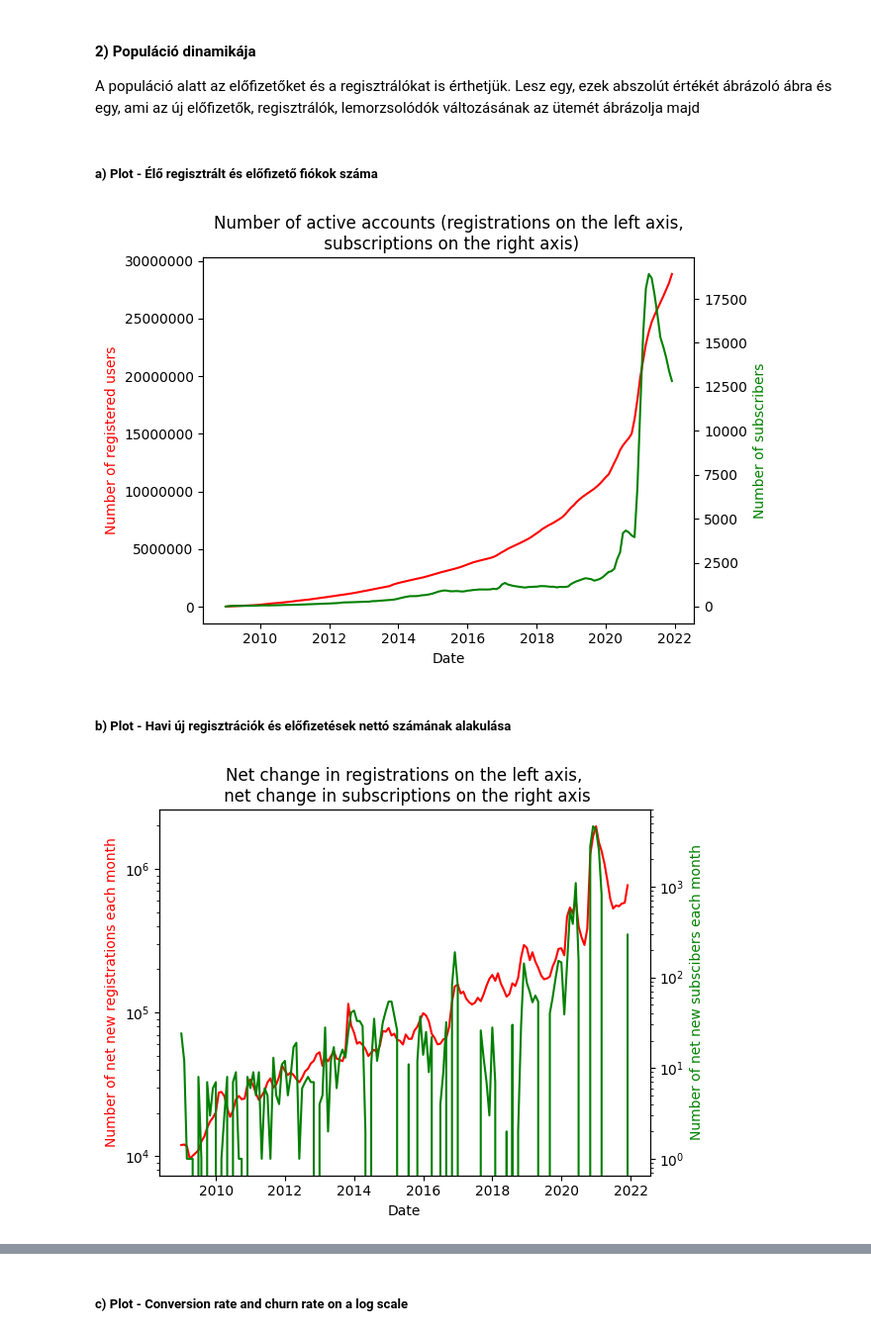
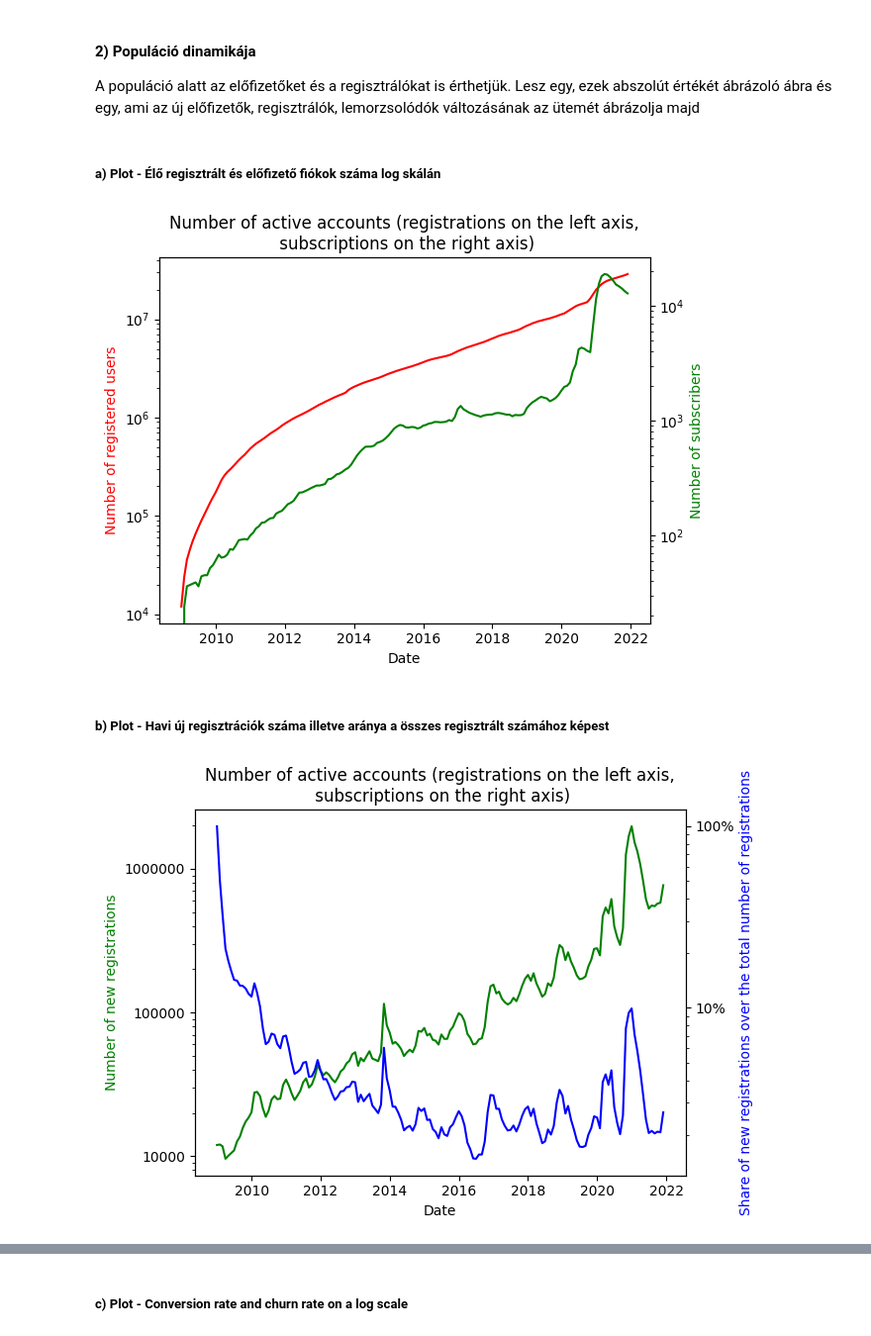
Before and after one commit to DanielBarabas/rajk-ml-course-barab, a Jupyter notebook: homeworks/BD_hw.ipynb, the cells around one changed output, grey strips where cells are left out. Shown: that part at 99% size. Drawn from its saved outputs; the diff is of its cells as text; code cells hidden in the pictures.

Commit message:
plots ready (i hope)

```diff
--- a/homeworks/BD_hw.ipynb
+++ b/homeworks/BD_hw.ipynb
@@ -31,9 +32,9 @@ Mivel nincs lemorzsolódó 2009 január elöttről azt feltételezem, hogy ekkor
 data = data.assign(
     user_count = lambda x:x.registrations.cumsum(),
     reg_rate_per_user = lambda x: x.registrations / x.user_count,
-    churn_rate_per_subscriber = lambda x: x.churn / x.total,
+    churn_rate_per_reg = lambda x: x.churn / x.registrations,
     churn_rate_per_user = lambda x: x.churn / x.user_count,
-    conv_rate_per_subscriber = lambda x: x.gain / x.total,
+    conv_rate_per_reg = lambda x: x.gain / x.registrations,
     conv_rate_per_user = lambda x:x.gain / x.user_count,
     reg_delta = lambda x: x.registrations / x.registrations.shift(1),
     churn_delta = lambda x: x.churn / x.churn.shift(1),
@@ -42,7 +43,7 @@ data = data.assign(
     year = lambda x: x.date.dt.year,
     month = lambda x: x.date.dt.month,
     net_gain = lambda x: x.gain - x.churn,
-    churn_rate_per_user_1 = lambda x: x.churn_rate_per_user + x.churn_rate_per_user.min()
+    churn_rate_per_user_1 = lambda x: x.churn_rate_per_user + 0.000001
 )
 # %%
 data.head()
@@ -81,7 +82,7 @@ dtype: object
 
 A populáció alatt az előfizetőket és a regisztrálókat is érthetjük. Lesz egy, ezek abszolút értékét ábrázoló ábra és egy, ami az új előfizetők, regisztrálók, lemorzsolódók változásának az ütemét ábrázolja majd
 # %% [markdown]
-##### a) Plot - Élő regisztrált és előfizető fiókok száma
+##### a) Plot - Élő regisztrált és előfizető fiókok száma log skálán
 # %%
 fig, ax1 = plt.subplots()
 ax1.plot(data["date"],data["user_count"],color = "red")
@@ -89,28 +90,29 @@ ax1.set_xlabel("Date")
 ax1.set_ylabel("Number of registered users",color = "red")
 ax1.yaxis.set_major_formatter(FormatStrFormatter('%1.0f'))
 ax1.set_title("Number of active accounts (registrations on the left axis,\n subscriptions on the right axis)")
-
+ax1.set_yscale('log')
 ax2 = ax1.twinx()
 ax2.plot(data["date"],data["total"], color = "green")
 ax2.set_ylabel("Number of subscribers",color = "green")
+ax2.set_yscale('log')
 plt.show()
 # %% [output]
-[figure, old version]
+[figure, new version]
 # %% [markdown]
-##### b) Plot - Havi új regisztrációk és előfizetések nettó számának alakulása
+##### b) Plot - Havi új regisztrációk száma illetve aránya a összes regisztrált számához képest
 # %%
 fig, ax1 = plt.subplots()
-ax1.plot(data["date"],data["registrations"],color = "red")
+ax1.plot(data["date"],data["registrations"],color = "green")
 ax1.set_xlabel("Date")
-ax1.set_ylabel("Number of net new registrations each month",color = "red")
+ax1.set_ylabel("Number of new registrations",color = "green")
+ax1.set_title("Number of active accounts (registrations on the left axis,\n subscriptions on the right axis)")
+ax1.set_yscale('log')
 ax1.yaxis.set_major_formatter(FormatStrFormatter('%1.0f'))
-ax1.set_title("Net change in registrations on the left axis,\n net change in subscriptions on the right axis")
-ax1.set_yscale('log')
-
 ax2 = ax1.twinx()
-ax2.plot(data["date"],data["net_gain"], color = "green")
-ax2.set_ylabel("Number of net new subscibers each month",color = "green")
+ax2.plot(data["date"],data["reg_rate_per_user"], color = "blue")
+ax2.set_ylabel("Share of new registrations over the total number of registrations",color = "blue")
 ax2.set_yscale('log')
+ax2.yaxis.set_major_formatter(FuncFormatter(lambda y, _: '{:.0%}'.format(y)))
 plt.show()
 # %% [output]
-[figure, old version]
+[figure, new version]
```
Also changed, not shown: parts of 10 cells of this notebook.
